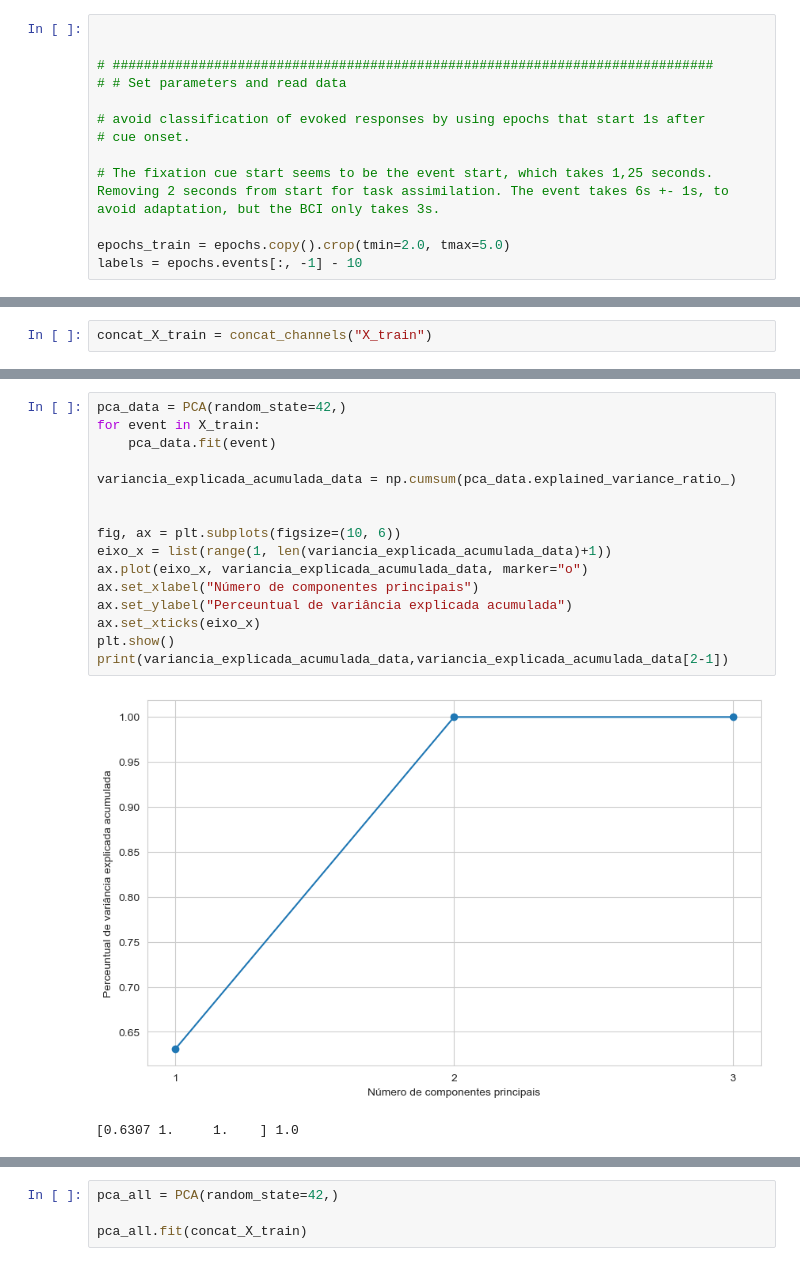
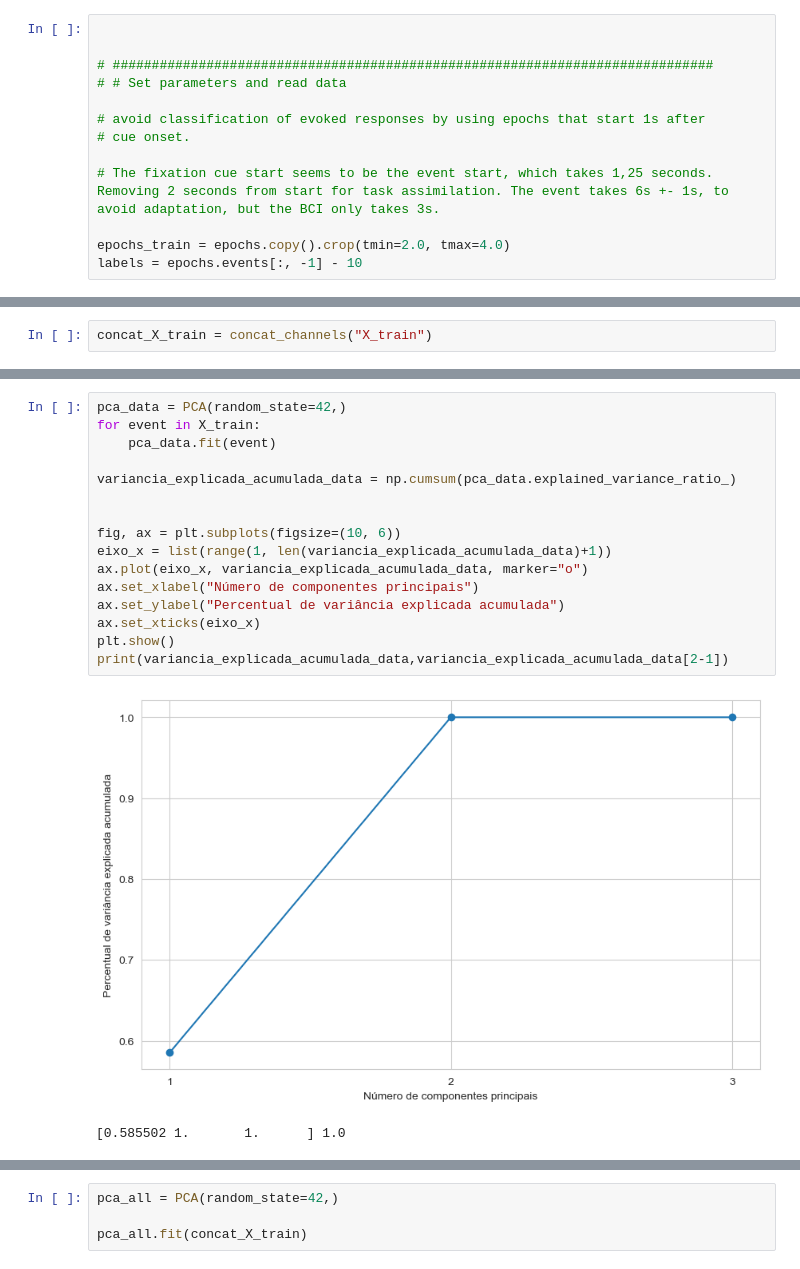
Before and after one commit to MasterExecuson/Data_Science, a Jupyter notebook: code/novos modelos e tratamentos de dados/TCC - epochs processing - 2b.ipynb, the cells around one changed output, grey strips where cells are left out. Cells and saved outputs as stored; diff of their text form.

```diff
--- a/code/novos modelos e tratamentos de dados/TCC - epochs processing - 2b.ipynb
+++ b/code/novos modelos e tratamentos de dados/TCC - epochs processing - 2b.ipynb
@@ -279,7 +336,7 @@ Using data from preloaded Raw for 2240 events and 2251 original time points ...
 
 # The fixation cue start seems to be the event start, which takes 1,25 seconds. Removing 2 seconds from start for task assimilation. The event takes 6s +- 1s, to avoid adaptation, but the BCI only takes 3s.
 
-epochs_train = epochs.copy().crop(tmin=2.0, tmax=5.0)
+epochs_train = epochs.copy().crop(tmin=2.0, tmax=4.0)
 labels = epochs.events[:, -1] - 10
 # %%
 epochs_data = epochs.get_data()
@@ -336,22 +393,22 @@ print(variancia_explicada_acumulada_channel,variancia_explicada_acumulada_channe
 # %%
 pca_data = PCA(random_state=42,)
 for event in X_train:
     pca_data.fit(event)
 
 variancia_explicada_acumulada_data = np.cumsum(pca_data.explained_variance_ratio_)
 
 
 fig, ax = plt.subplots(figsize=(10, 6))
 eixo_x = list(range(1, len(variancia_explicada_acumulada_data)+1))
 ax.plot(eixo_x, variancia_explicada_acumulada_data, marker="o")
 ax.set_xlabel("Número de componentes principais")
-ax.set_ylabel("Perceuntual de variância explicada acumulada")
+ax.set_ylabel("Percentual de variância explicada acumulada")
 ax.set_xticks(eixo_x)
 plt.show()
 print(variancia_explicada_acumulada_data,variancia_explicada_acumulada_data[2-1])
 # %% [output]
-[figure, old version]
+[figure, new version]
-[0.6307 1.     1.    ] 1.0
+[0.585502 1.       1.      ] 1.0
 # %%
 pca_channel_data = PCA(random_state=42,)
 for event in transform_channel_per_event("X_train",pca_channel):
```
Also changed, not shown: parts of 43 cells of this notebook, 1 other file.
